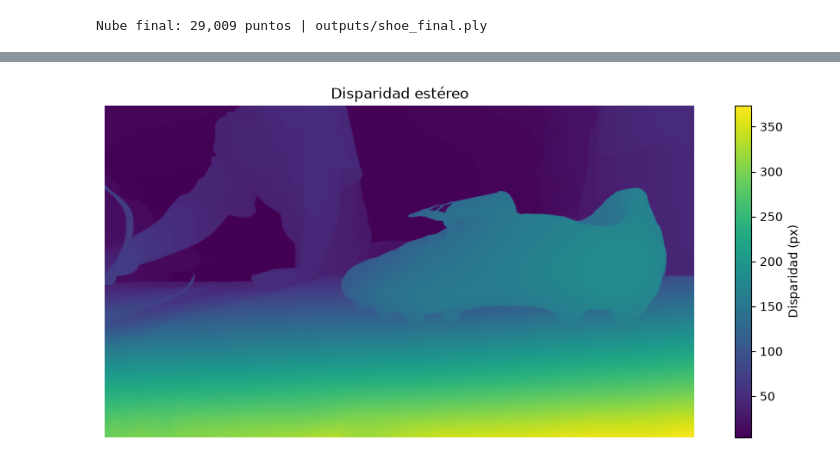
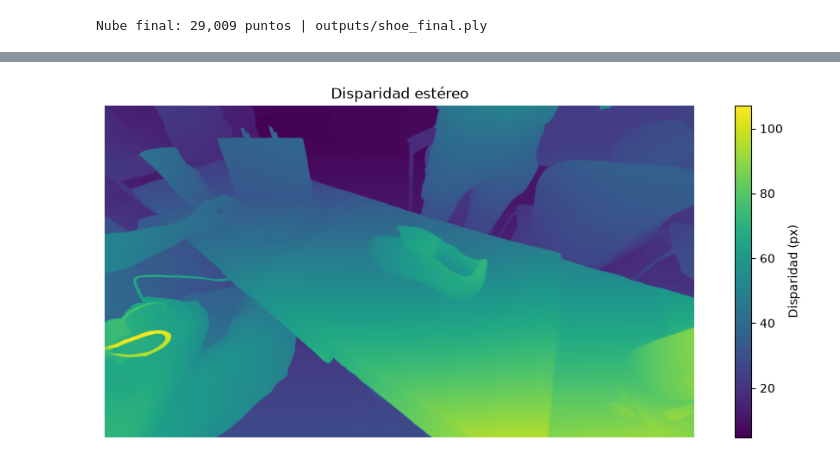
Before and after one commit to Alegarcia049/Reconstrucci-n_3D, a Jupyter notebook: tp2_reconstruction.ipynb, the cells around one changed output, grey strips where cells are left out. Cells and saved outputs as stored; diff of their text form; code cells hidden in the pictures.

```diff
--- a/tp2_reconstruction.ipynb
+++ b/tp2_reconstruction.ipynb
@@ -723,4 +803,4 @@ Largo: 283.6 mm · Ancho: 92.8 mm · Alto: 114.0 mm
 # %%
-plot_disparity(disparity_dl, SGBM_PARAMS["min_disparity"])
+plot_disparity(disparity_dl_example, SGBM_PARAMS["min_disparity"])
 # %% [output]
-[figure, old version]
+[figure, new version]
```
Also changed, not shown: parts of 12 cells of this notebook, 12 other files.
